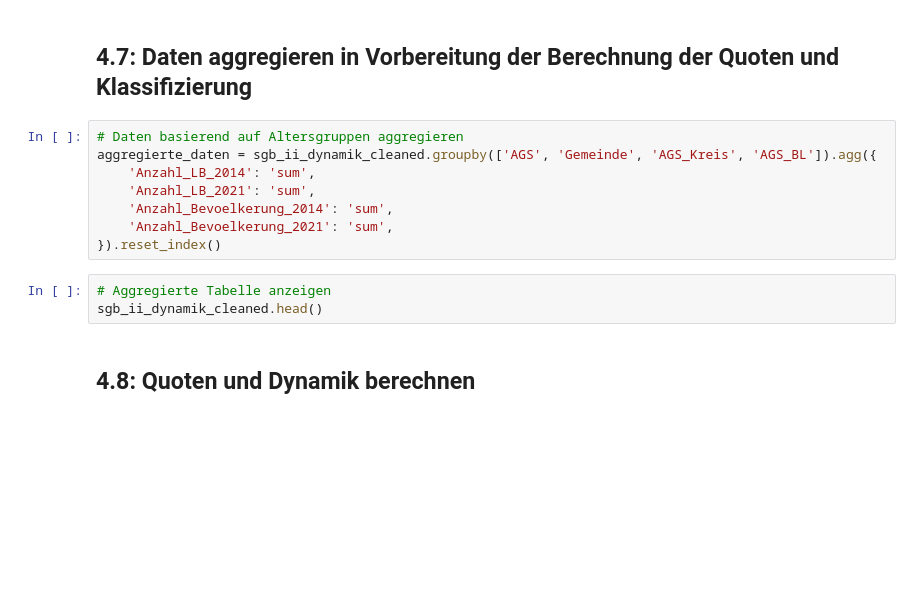
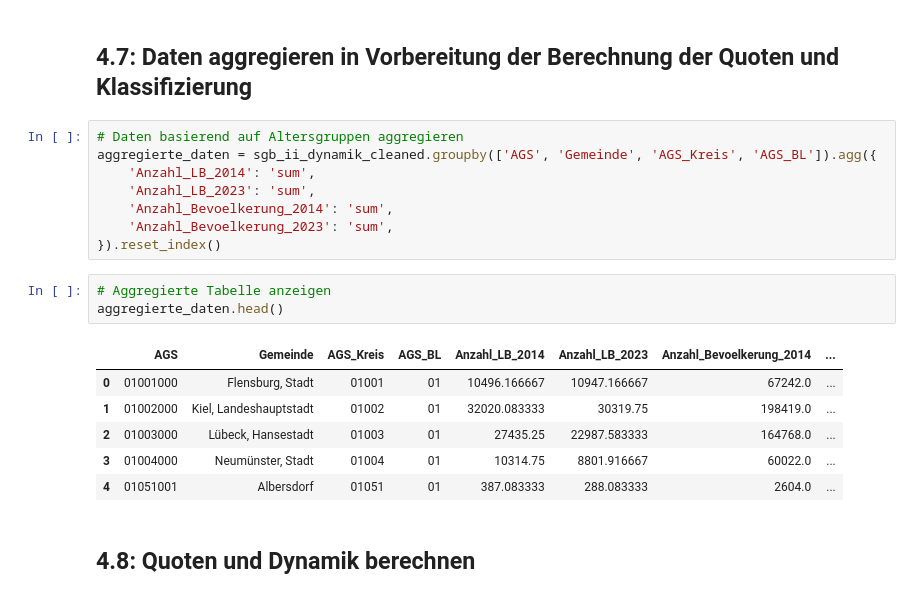
Before and after one commit to KoordinierungsstelleBildungsmonitoring/mikrokosmos, a Jupyter notebook: aufbereitung_mikrokosmos.ipynb, the cells around one changed output. Saved outputs shown, nothing was run; the diff lists cells and outputs as text; blank space fills up the shorter version.

```diff
--- a/aufbereitung_mikrokosmos.ipynb
+++ b/aufbereitung_mikrokosmos.ipynb
@@ -763,13 +1162,20 @@ sgb_ii_dynamik_final.head()
 # Daten basierend auf Altersgruppen aggregieren
 aggregierte_daten = sgb_ii_dynamik_cleaned.groupby(['AGS', 'Gemeinde', 'AGS_Kreis', 'AGS_BL']).agg({
     'Anzahl_LB_2014': 'sum',
-    'Anzahl_LB_2021': 'sum',
+    'Anzahl_LB_2023': 'sum',
     'Anzahl_Bevoelkerung_2014': 'sum',
-    'Anzahl_Bevoelkerung_2021': 'sum',
+    'Anzahl_Bevoelkerung_2023': 'sum',
 }).reset_index()
 # %%
 # Aggregierte Tabelle anzeigen
-sgb_ii_dynamik_cleaned.head()
+aggregierte_daten.head()
+# %% [output]
+|  | AGS | Gemeinde | AGS_Kreis | AGS_BL | Anzahl_LB_2014 | Anzahl_LB_2023 | Anzahl_Bevoelkerung_2014 | ... |
+| 0 | 01001000 | Flensburg, Stadt | 01001 | 01 | 10496.166667 | 10947.166667 | 67242.0 | ... |
+| 1 | 01002000 | Kiel, Landeshauptstadt | 01002 | 01 | 32020.083333 | 30319.75 | 198419.0 | ... |
+| 2 | 01003000 | Lübeck, Hansestadt | 01003 | 01 | 27435.25 | 22987.583333 | 164768.0 | ... |
+| 3 | 01004000 | Neumünster, Stadt | 01004 | 01 | 10314.75 | 8801.916667 | 60022.0 | ... |
+| 4 | 01051001 | Albersdorf | 01051 | 01 | 387.083333 | 288.083333 | 2604.0 | ... |
 # %% [markdown]
 ## 4.8: Quoten und Dynamik berechnen
 # %%
```
Also changed, not shown: parts of 63 cells of this notebook.
